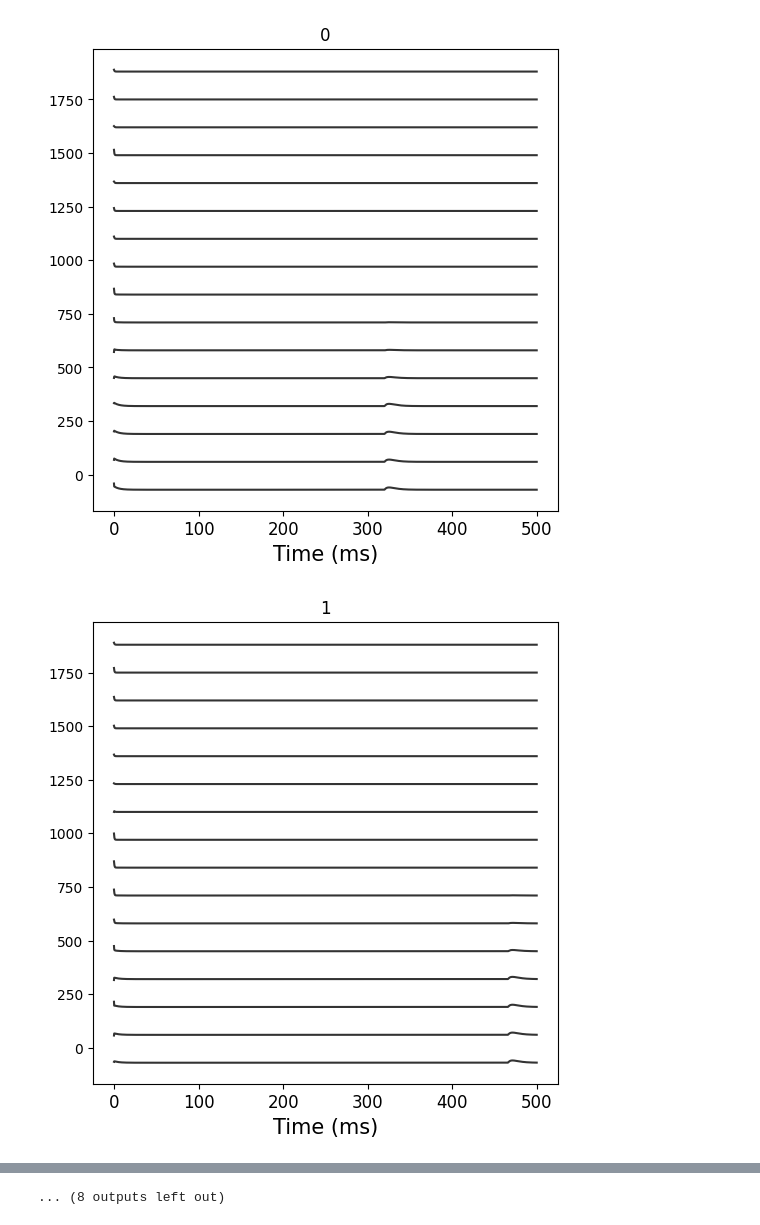
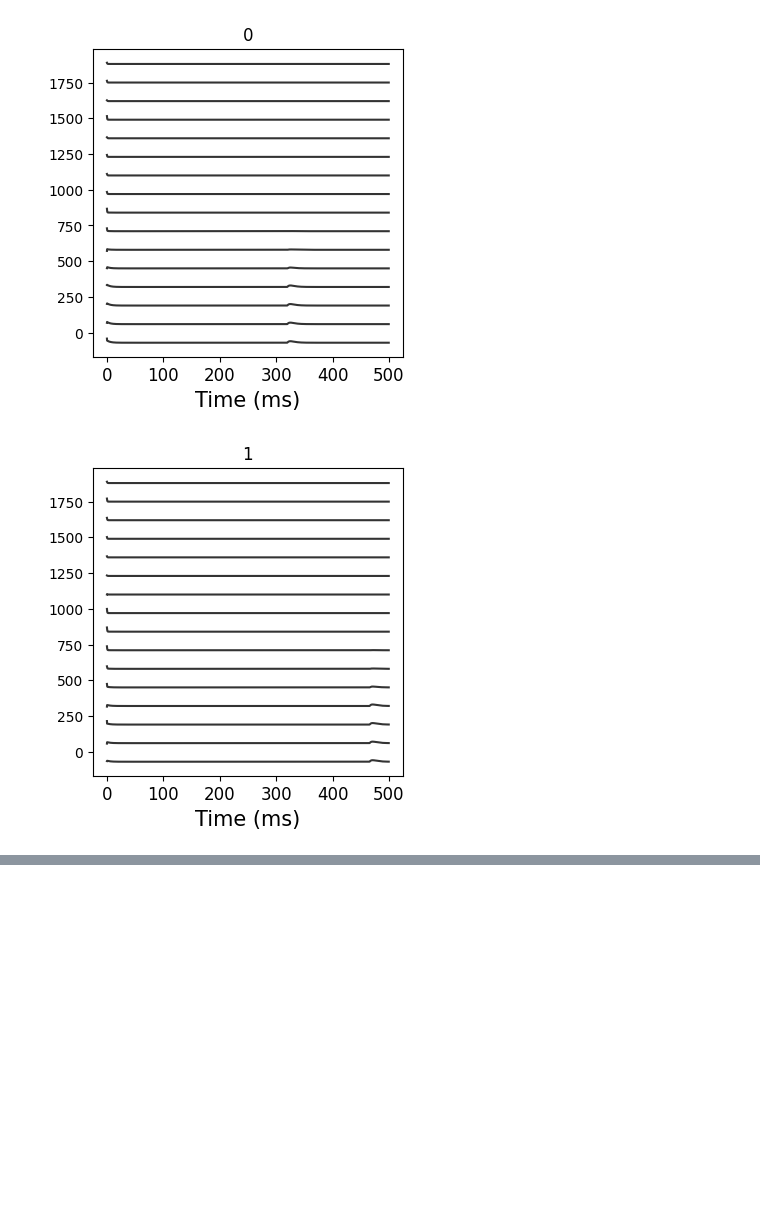
Before and after one commit to ntolley/dendractor, a Jupyter notebook: figures/plot_single_cell_response.ipynb, the cells around one changed output, grey strips where cells are left out. Saved outputs shown, nothing was run; the diff lists cells and outputs as text; code cells hidden in the pictures; blank space fills up the shorter version.

Commit message:
good setup for singleneuron figure

```diff
--- a/figures/plot_single_cell_response.ipynb
+++ b/figures/plot_single_cell_response.ipynb
@@ -104,10 +104,10 @@ ephys_cell_indices = [4, 8, 28, 8]
 
 cell_groups = [E_cell_indices, I_cell_indices]
 
-cmap = mpl.colormaps['magma']
+cmap = mpl.colormaps['managua']
 
-ticksize = 12
-labelsize = 15
+ticksize = 14
+labelsize = 18
 voltage_spacing = 130
 num_comps = 16
 
@@ -129,14 +129,16 @@ for config_idx, name in enumerate(config_list):
     #___Plot membrane potential traces___
     cell_idx = ephys_cell_indices[config_idx]
     plt.subplot(3, 4, (config_idx + 4) + 1)
+
     comp_start_idx = cell_idx * num_comps
     comp_end_idx = comp_start_idx + num_comps
-
     voltages = output_array[1, comp_start_idx:comp_end_idx, :-1]
     plot_voltages = voltages[:, sample_start:sample_stop].T + np.arange(num_comps) * voltage_spacing
+    for comp_idx, color in enumerate(cmap(np.linspace(0.1, 0.9, num_comps))):
+        _   = plt.plot(time_vec[sample_start:sample_stop], plot_voltages[:, comp_idx], color=color, linewidth=1, alpha=0.8)
 
-    _ = plt.plot(time_vec[sample_start:sample_stop], plot_voltages,
-                    color='k', alpha=0.8)
+    if config_idx == 0:
+        plt.ylabel('Membrane potential', fontsize=labelsize)
     plt.xlabel('Time (ms)', fontsize=labelsize)
     plt.xticks(fontsize=ticksize)
     _ = plt.yticks([])
@@ -154,6 +156,8 @@ for config_idx, name in enumerate(config_list):
             subplot_offset = 8
 
         plt.subplot(3, 4, config_idx+subplot_offset+1)
+        if config_idx == 0:
+            plt.ylabel('Trial', fontsize=labelsize)
 
         for row_idx, trial_idx in enumerate(trial_indices):
             st_trial = st_data[cell_idx][trial_idx] * dt
@@ -176,11 +180,14 @@ for config_idx, name in enumerate(config_list):
 
         _ = plt.yticks([])
         _ = plt.xticks(fontsize=ticksize)
+        plt.xlabel('Time (ms)', fontsize=labelsize)
 
-        plt.xlabel('Time (ms)', fontsize=labelsize)
         plt.title(f'Neuron {cell_idx} ({st_data_labels[cell_idx]})', fontsize=labelsize)
         # plt.legend()
         plt.gca().invert_yaxis()
 
 plt.tight_layout()
+
+figure_path = '/users/ntolley/data/ntolley/dendractor/memory_permutations/figures'
+plt.savefig(f'{figure_path}/cell_ephys.svg')
 # %% [output]
@@ -192,29 +195,29 @@ plot_voltages.shape
 # %%
 ticksize = 12
 labelsize = 15
 voltage_spacing = 130
 
 output_array = cell_ephys_dict[config_list[3]]['output_array']
 # neuron_idx = 11
-for neuron_idx in range(0, 20):
+for neuron_idx in range(0, 2):
     num_comps = 16
     comp_start_idx = neuron_idx * num_comps
     comp_end_idx = comp_start_idx + num_comps
 
     voltages = output_array[1, comp_start_idx:comp_end_idx, :-1]
 
     sample_start = 0
     sample_stop = 2000
 
     # sample_start = 1100
     # sample_stop = 1300
 
-    plt.figure(figsize=(6,6))
+    plt.figure(figsize=(4,4))
     _ = plt.plot(time_vec[:(sample_stop-sample_start)], voltages[:, sample_start:sample_stop].T + np.arange(num_comps) * voltage_spacing, color='k', alpha=0.8)
 
     plt.title(neuron_idx)
     plt.xlabel('Time (ms)', fontsize=labelsize)
     plt.xticks(fontsize=ticksize)
 # %% [output]
-[figure, old version]
+[figure, new version]
-[figure, old version]
+[figure, new version]
@@ -231 +223,0 @@ for neuron_idx in range(0, 20):
-... (8 outputs left out)
```
Also changed, not shown: parts of 3 cells of this notebook.
